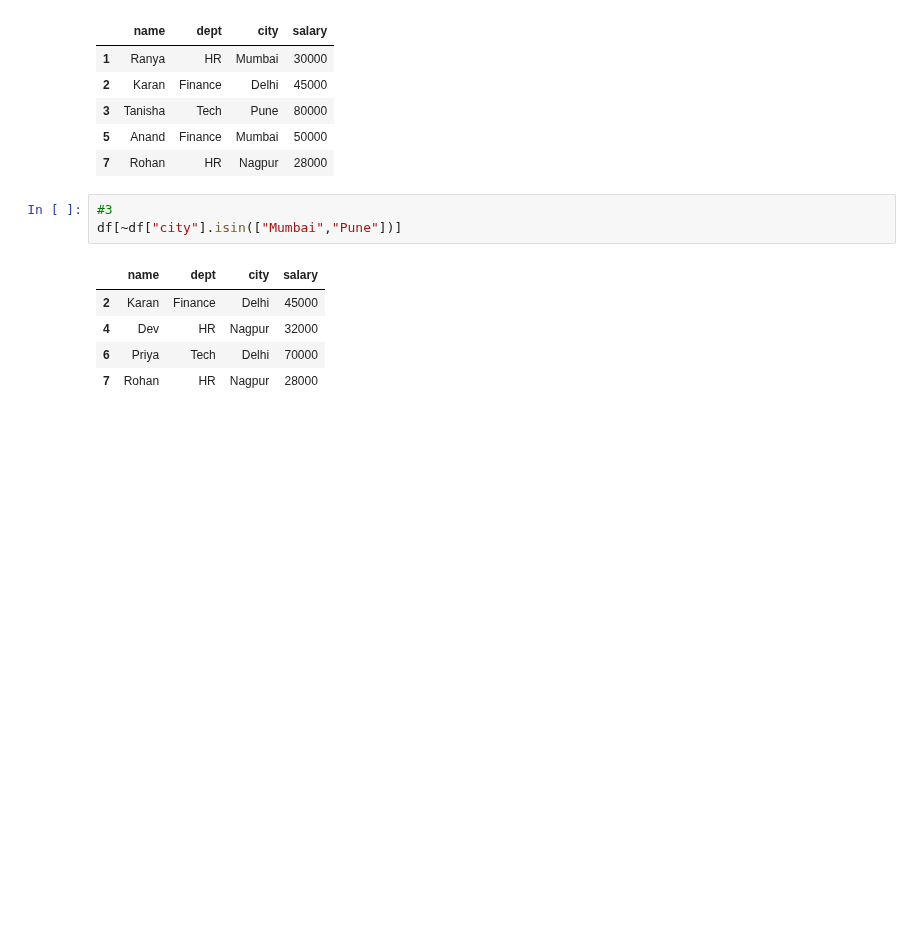
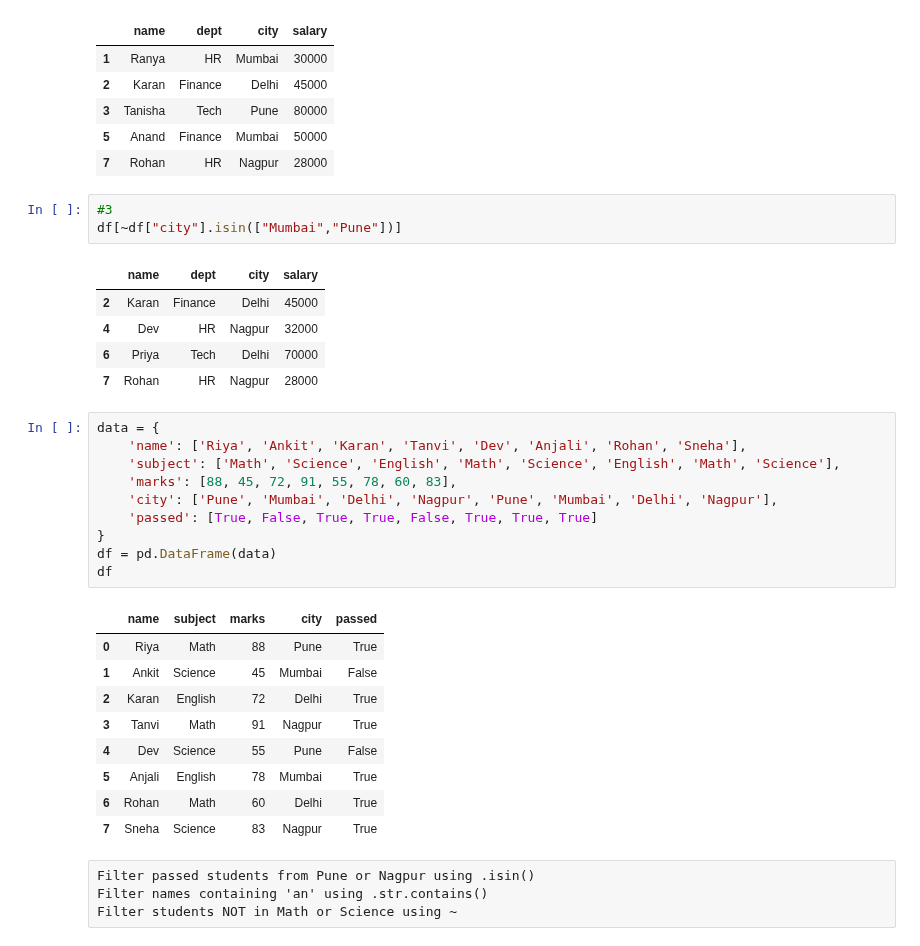
Before and after one commit to sayali-devkar/data_analysis_learning, a Jupyter notebook: pandas/practice/Filtering_2.ipynb, the cells around one changed output. Cells and saved outputs as stored; diff of their text form; blank space fills up the shorter version.

Commit message:
practice - Filtering

```diff
--- a/pandas/practice/Filtering_2.ipynb
+++ b/pandas/practice/Filtering_2.ipynb
@@ -214,3 +214,27 @@ df[~df["city"].isin(["Mumbai","Pune"])]
 | 4 | Dev | HR | Nagpur | 32000 |
 | 6 | Priya | Tech | Delhi | 70000 |
 | 7 | Rohan | HR | Nagpur | 28000 |
+# %%
+data = {
+    'name': ['Riya', 'Ankit', 'Karan', 'Tanvi', 'Dev', 'Anjali', 'Rohan', 'Sneha'],
+    'subject': ['Math', 'Science', 'English', 'Math', 'Science', 'English', 'Math', 'Science'],
+    'marks': [88, 45, 72, 91, 55, 78, 60, 83],
+    'city': ['Pune', 'Mumbai', 'Delhi', 'Nagpur', 'Pune', 'Mumbai', 'Delhi', 'Nagpur'],
+    'passed': [True, False, True, True, False, True, True, True]
+}
+df = pd.DataFrame(data)
+df
+# %% [output]
+|  | name | subject | marks | city | passed |
+| 0 | Riya | Math | 88 | Pune | True |
+| 1 | Ankit | Science | 45 | Mumbai | False |
+| 2 | Karan | English | 72 | Delhi | True |
+| 3 | Tanvi | Math | 91 | Nagpur | True |
+| 4 | Dev | Science | 55 | Pune | False |
+| 5 | Anjali | English | 78 | Mumbai | True |
+| 6 | Rohan | Math | 60 | Delhi | True |
+| 7 | Sneha | Science | 83 | Nagpur | True |
+# %% [raw]
+Filter passed students from Pune or Nagpur using .isin()
+Filter names containing 'an' using .str.contains()
+Filter students NOT in Math or Science using ~
```
Also changed, not shown: parts of 3 cells of this notebook.
